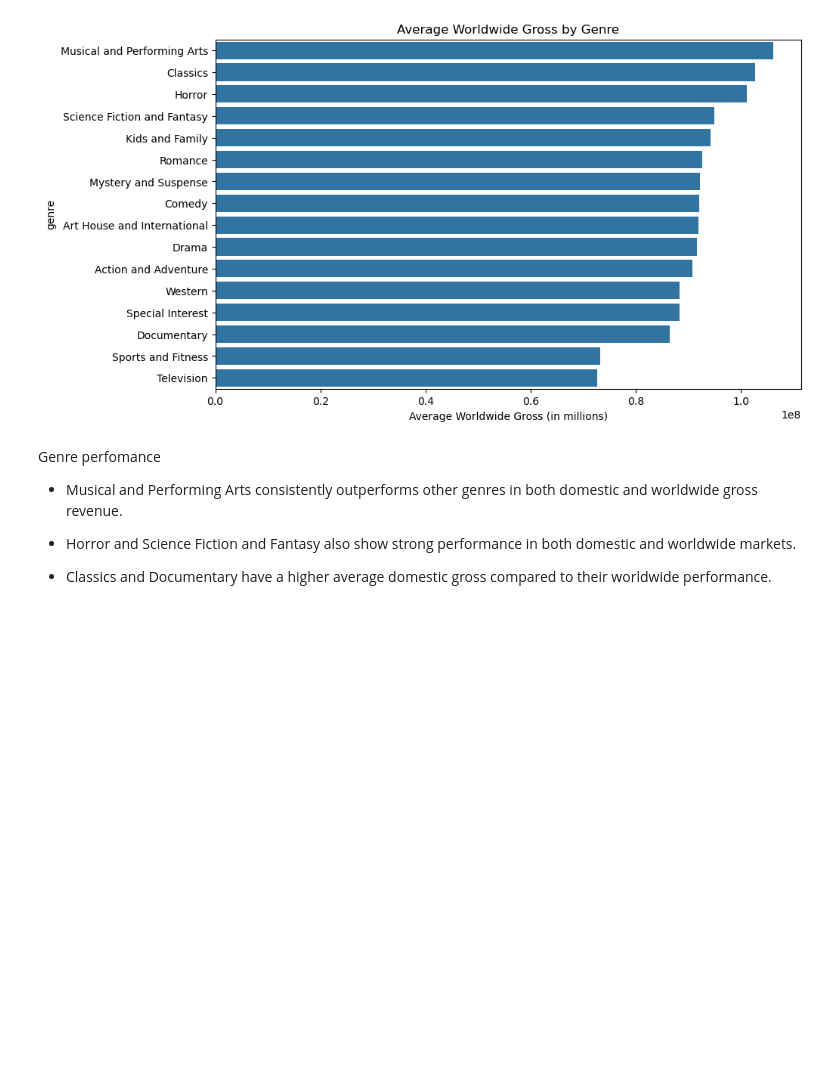
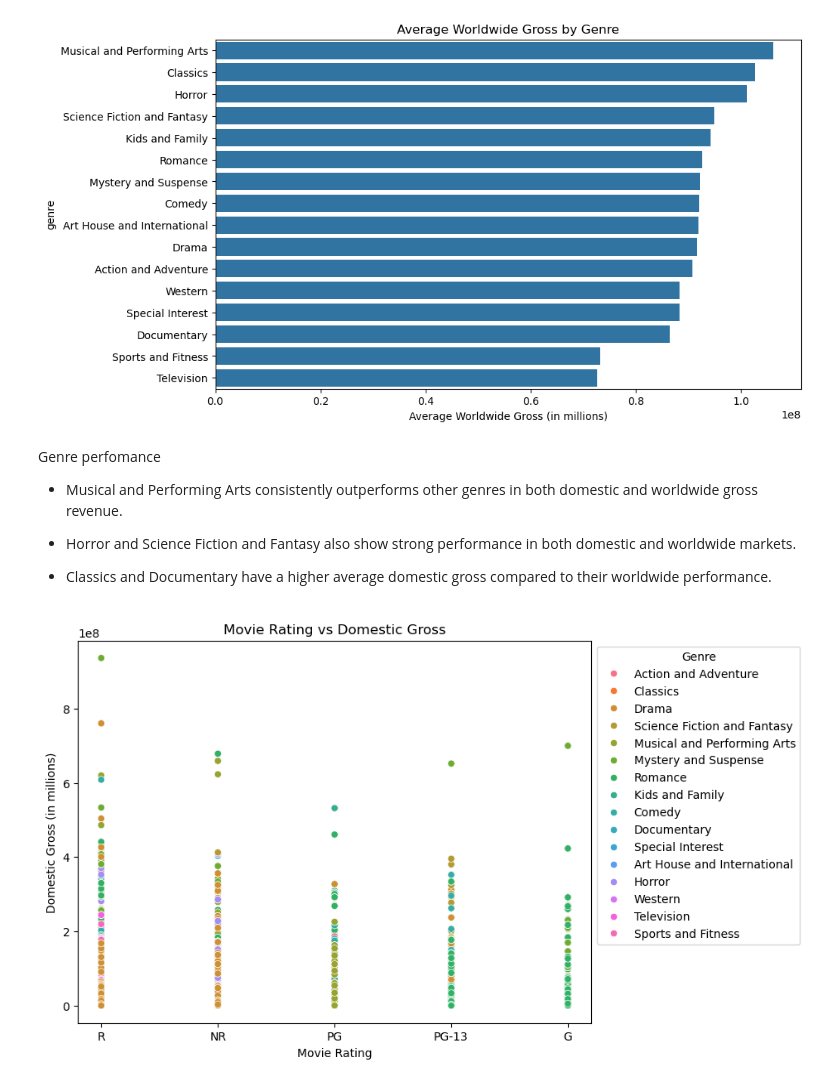
Before and after one commit to gkipkirui1/DSC_PT08P2_Phase_2_Project_Grp_1_Final, a Jupyter notebook: Index.ipynb, the cells around one changed output. Cells and saved outputs as stored; diff of their text form; code cells hidden in the pictures; blank space fills up the shorter version.

```diff
--- a/Index.ipynb
+++ b/Index.ipynb
@@ -1892,3 +1892,14 @@ Genre perfomance
 * Horror and Science Fiction and Fantasy also show strong performance in both domestic and worldwide markets.
 
 * Classics and Documentary have a higher average domestic gross compared to their worldwide performance.
+# %%
+# Ratings on movie Success
+plt.figure(figsize=(8, 6))
+sns.scatterplot(data=merged_df, x='rating', y='domestic_gross', hue='genre')
+plt.title('Movie Rating vs Domestic Gross')
+plt.xlabel('Movie Rating')
+plt.ylabel('Domestic Gross (in millions)')
+plt.legend(title='Genre', bbox_to_anchor=(1, 1))
+plt.show()
+# %% [output]
+[figure, added]
```
Also changed, not shown: parts of 8 cells of this notebook.
